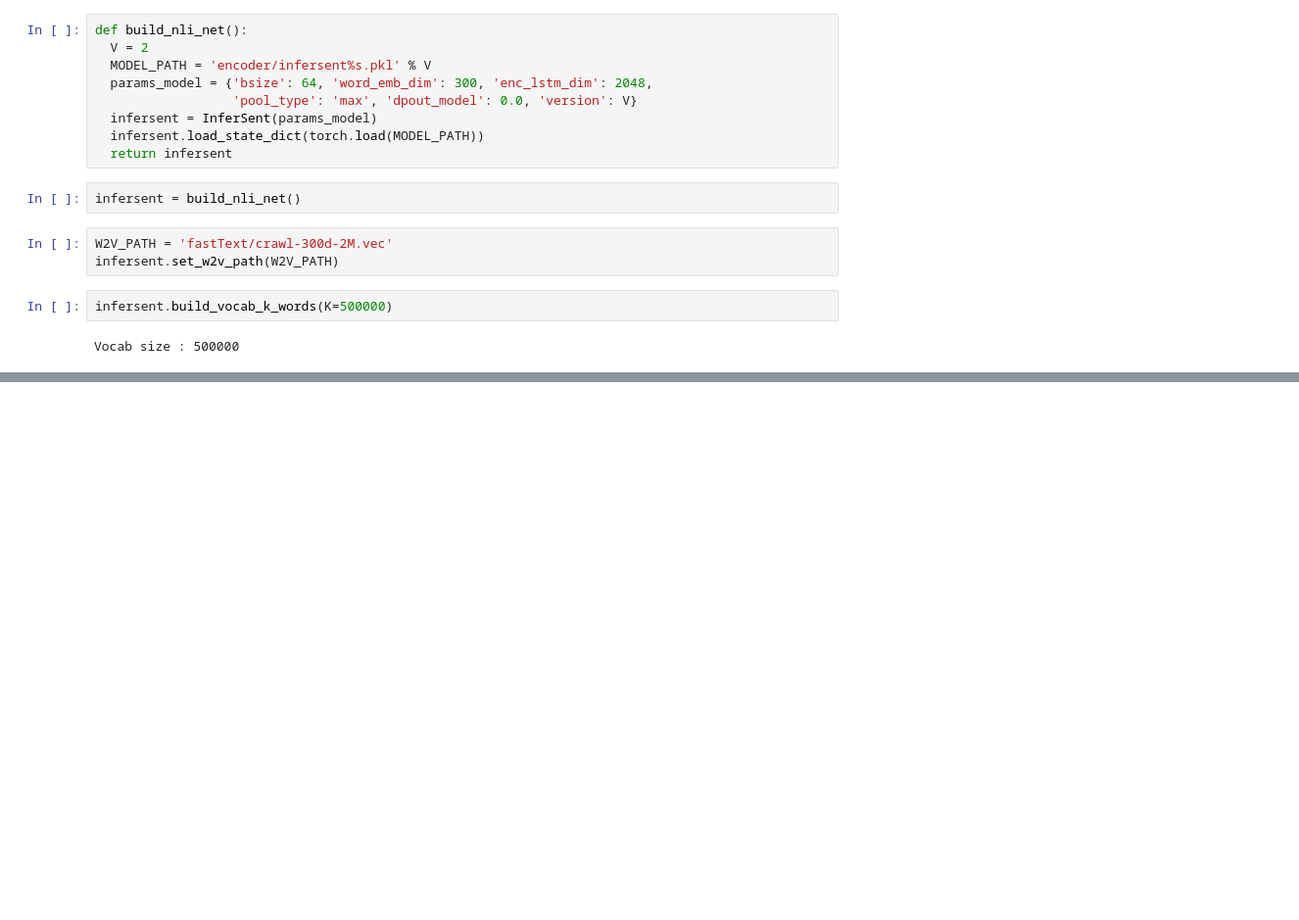
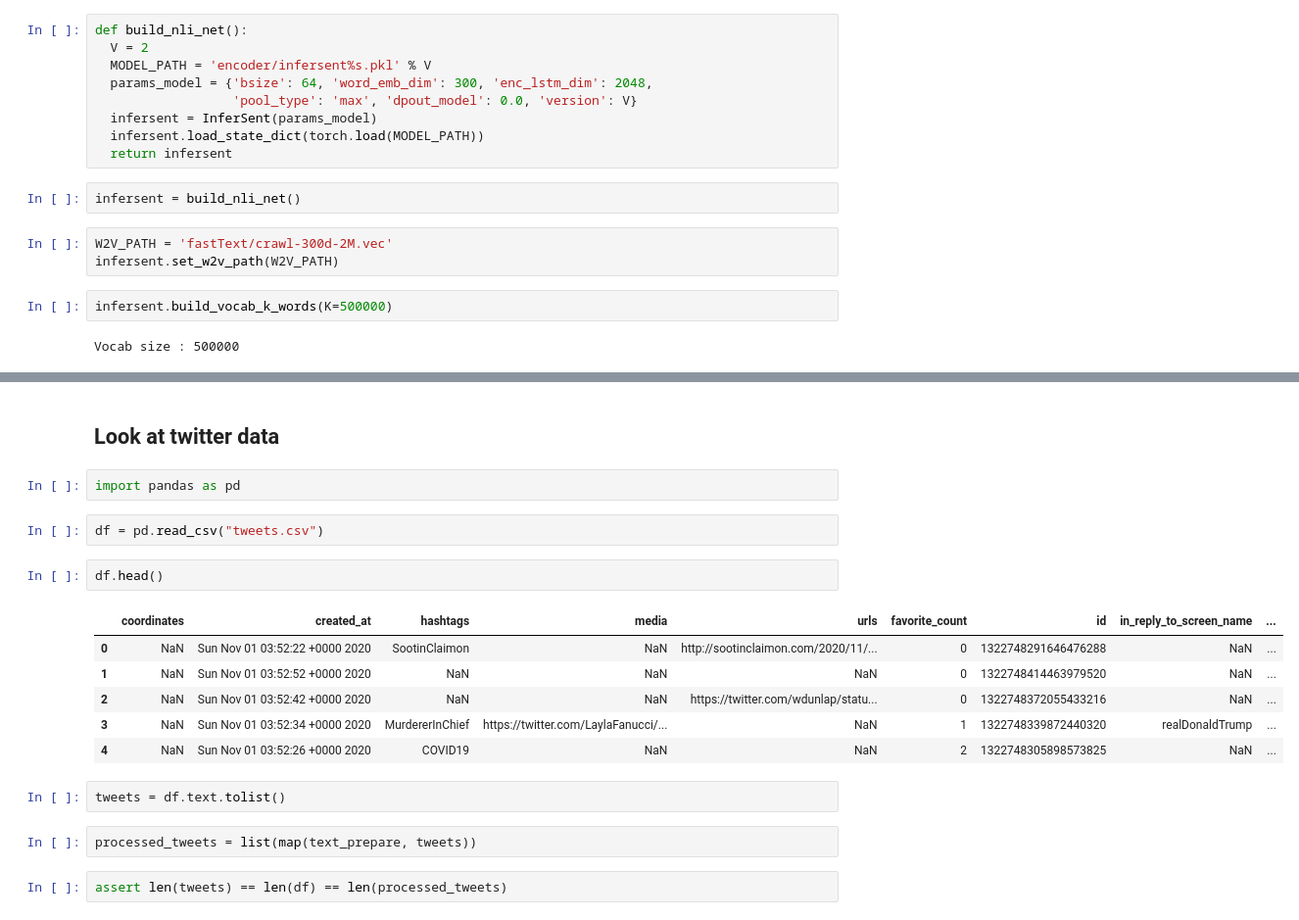
Before and after one commit to CMU-IDS-2020/fp-ctqa, a Jupyter notebook: research/NLI/adjacency.ipynb, the cells around one changed output, grey strips where cells are left out. Shown at 98% size. Drawn from its saved outputs; the diff is of its cells as text; blank space fills up the shorter version.

```diff
--- a/research/NLI/adjacency.ipynb
+++ b/research/NLI/adjacency.ipynb
@@ -328,0 +331,21 @@ The similarity score between premise and hypoetheis 2 is:
+# %% [markdown]
+## Look at twitter data
+# %%
+import pandas as pd
+# %%
+df = pd.read_csv("tweets.csv")
+# %%
+df.head()
+# %% [output]
+|  | coordinates | created_at | hashtags | media | urls | favorite_count | id | in_reply_to_screen_name | ... |
+| 0 | NaN | Sun Nov 01 03:52:22 +0000 2020 | SootinClaimon | NaN | http://sootinclaimon.com/2020/11/... | 0 | 1322748291646476288 | NaN | ... |
+| 1 | NaN | Sun Nov 01 03:52:52 +0000 2020 | NaN | NaN | NaN | 0 | 1322748414463979520 | NaN | ... |
+| 2 | NaN | Sun Nov 01 03:52:42 +0000 2020 | NaN | NaN | https://twitter.com/wdunlap/statu... | 0 | 1322748372055433216 | NaN | ... |
+| 3 | NaN | Sun Nov 01 03:52:34 +0000 2020 | MurdererInChief | https://twitter.com/LaylaFanucci/... | NaN | 1 | 1322748339872440320 | realDonaldTrump | ... |
+| 4 | NaN | Sun Nov 01 03:52:26 +0000 2020 | COVID19 | NaN | NaN | 2 | 1322748305898573825 | NaN | ... |
+# %%
+tweets = df.text.tolist()
+# %%
+processed_tweets = list(map(text_prepare, tweets))
+# %%
+assert len(tweets) == len(df) == len(processed_tweets)
```
Also changed, not shown: parts of 13 cells of this notebook.
